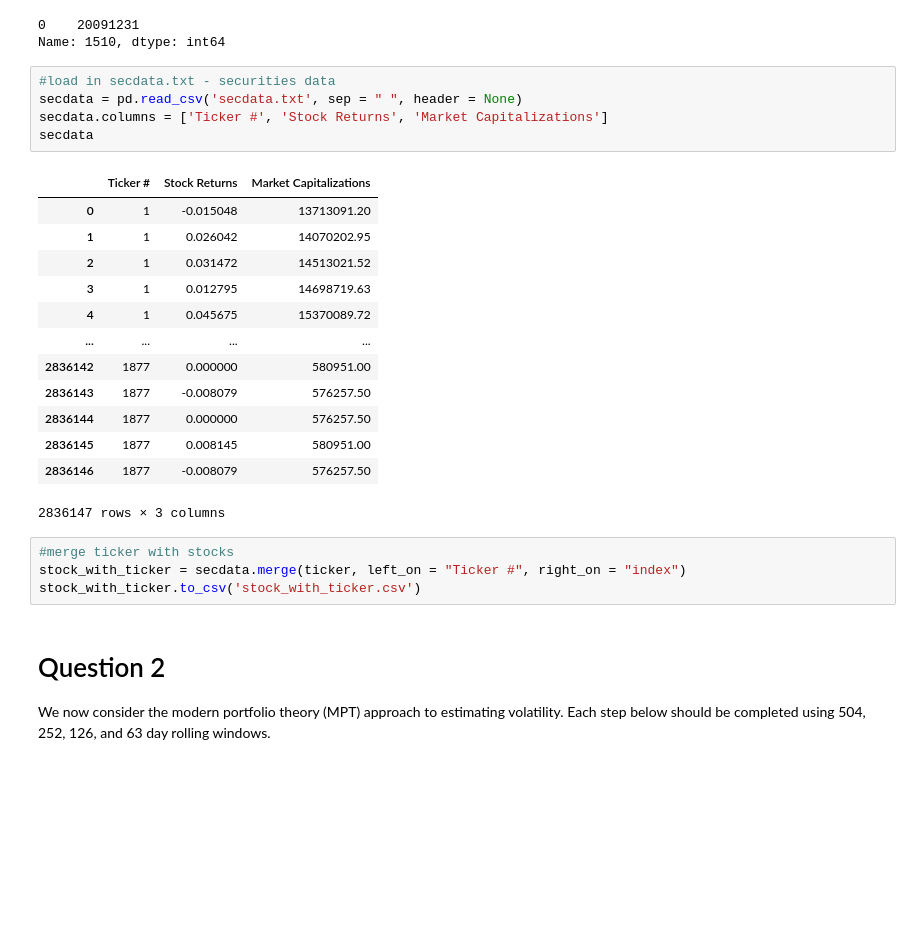
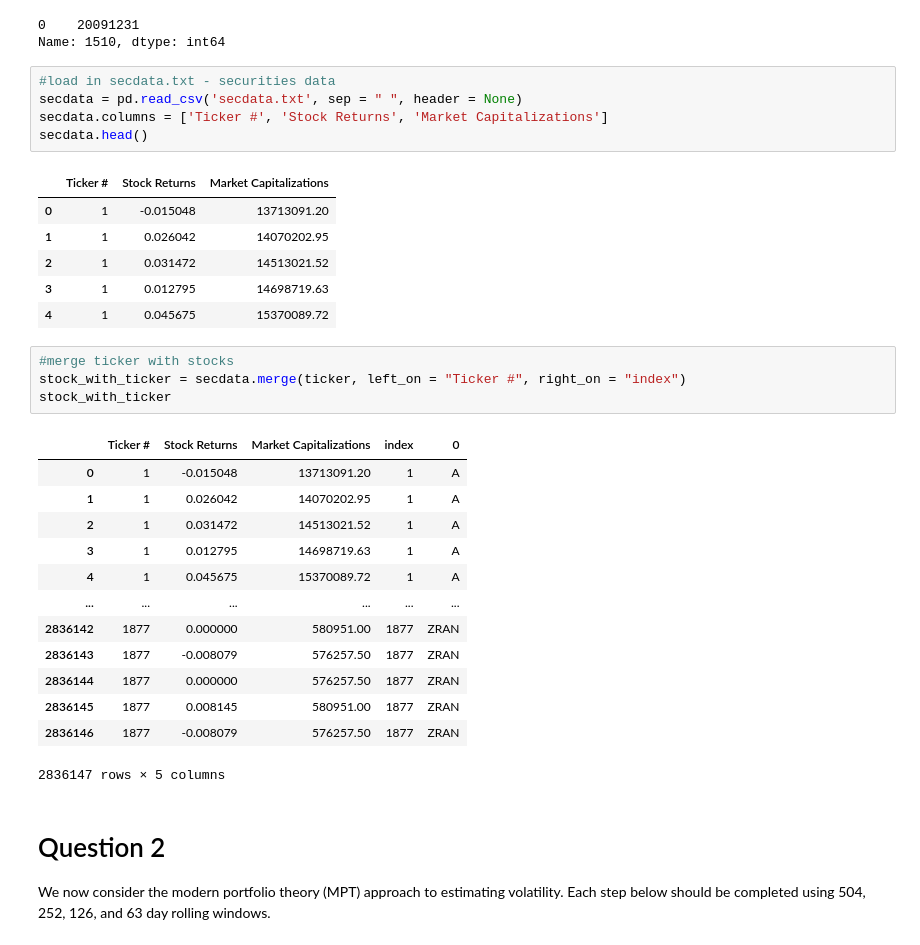
Before and after one commit to anhtulu12/econ139-f20, a Jupyter notebook: 139 Final Proj.ipynb, the cells around one changed output. Drawn from its saved outputs; the diff is of its cells as text; blank space fills up the shorter version.

```diff
--- a/139 Final Proj.ipynb
+++ b/139 Final Proj.ipynb
@@ -62,26 +55,33 @@ Name: 1510, dtype: int64
 # %%
 #load in secdata.txt - securities data
 secdata = pd.read_csv('secdata.txt', sep = " ", header = None)
 secdata.columns = ['Ticker #', 'Stock Returns', 'Market Capitalizations']
-secdata
+secdata.head()
 # %% [output]
 |  | Ticker # | Stock Returns | Market Capitalizations |
 | 0 | 1 | -0.015048 | 13713091.20 |
 | 1 | 1 | 0.026042 | 14070202.95 |
 | 2 | 1 | 0.031472 | 14513021.52 |
 | 3 | 1 | 0.012795 | 14698719.63 |
 | 4 | 1 | 0.045675 | 15370089.72 |
-| ... | ... | ... | ... |
-| 2836142 | 1877 | 0.000000 | 580951.00 |
-| 2836143 | 1877 | -0.008079 | 576257.50 |
-| 2836144 | 1877 | 0.000000 | 576257.50 |
-| 2836145 | 1877 | 0.008145 | 580951.00 |
-| 2836146 | 1877 | -0.008079 | 576257.50 |
-2836147 rows × 3 columns
 # %%
 #merge ticker with stocks
 stock_with_ticker = secdata.merge(ticker, left_on = "Ticker #", right_on = "index")
-stock_with_ticker.to_csv('stock_with_ticker.csv')
+stock_with_ticker
+# %% [output]
+|  | Ticker # | Stock Returns | Market Capitalizations | index | 0 |
+| 0 | 1 | -0.015048 | 13713091.20 | 1 | A |
+| 1 | 1 | 0.026042 | 14070202.95 | 1 | A |
+| 2 | 1 | 0.031472 | 14513021.52 | 1 | A |
+| 3 | 1 | 0.012795 | 14698719.63 | 1 | A |
+| 4 | 1 | 0.045675 | 15370089.72 | 1 | A |
+| ... | ... | ... | ... | ... | ... |
+| 2836142 | 1877 | 0.000000 | 580951.00 | 1877 | ZRAN |
+| 2836143 | 1877 | -0.008079 | 576257.50 | 1877 | ZRAN |
+| 2836144 | 1877 | 0.000000 | 576257.50 | 1877 | ZRAN |
+| 2836145 | 1877 | 0.008145 | 580951.00 | 1877 | ZRAN |
+| 2836146 | 1877 | -0.008079 | 576257.50 | 1877 | ZRAN |
+2836147 rows × 5 columns
 # %% [markdown]
 # Question 2
 
```
Also changed, not shown: parts of 10 cells of this notebook, 4 other files.
